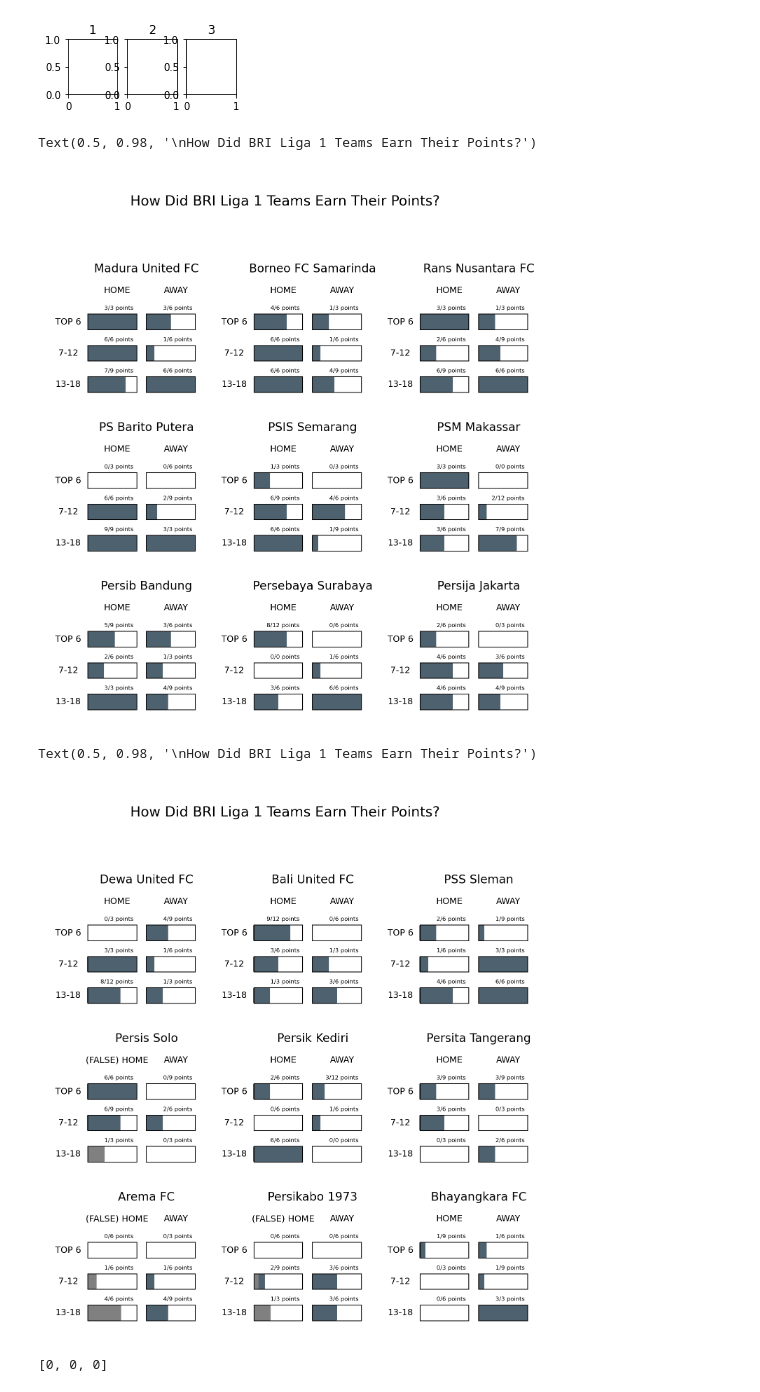
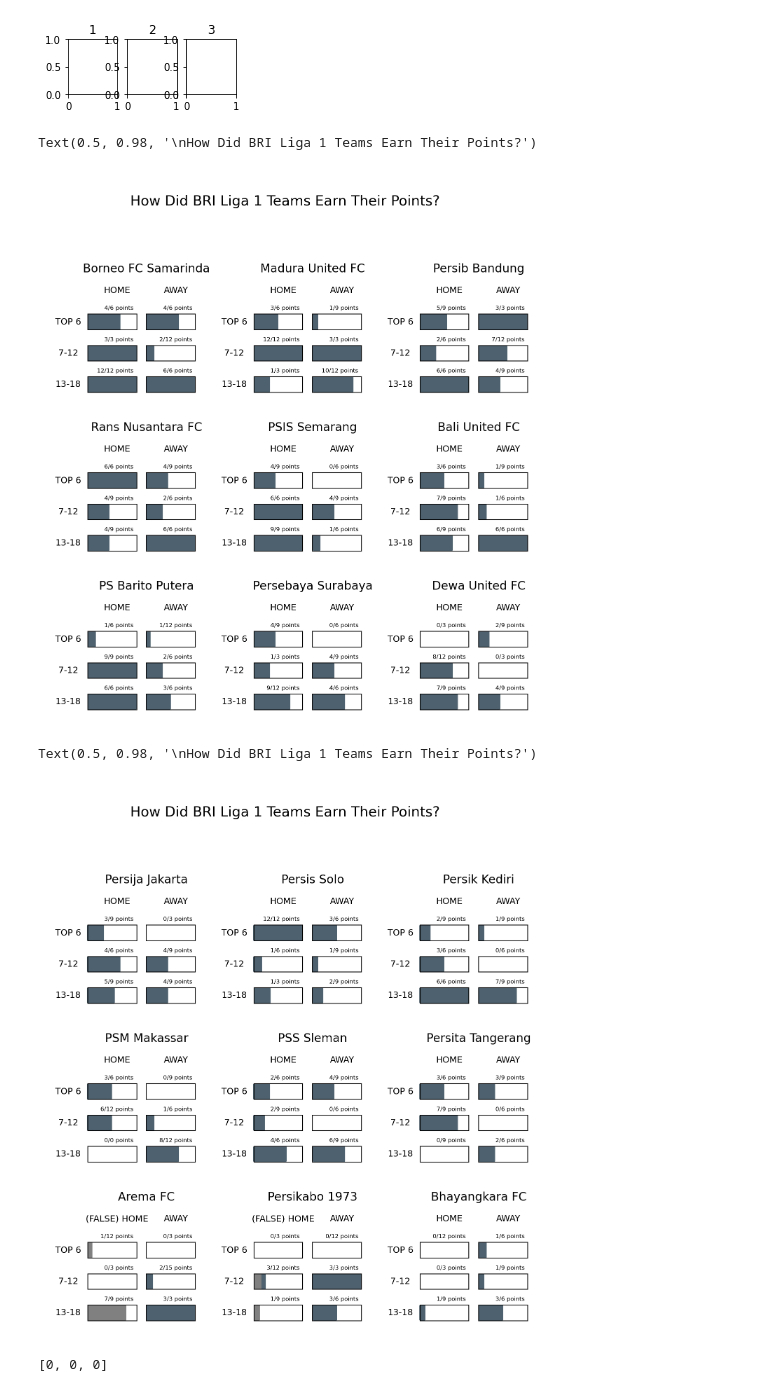
Before and after one commit to lpttprnc/liga-1, a Jupyter notebook: cek123dicoba.ipynb, the cells around one changed output. Saved outputs shown, nothing was run; the diff lists cells and outputs as text; code cells hidden in the pictures.

Commit message:
update to match-week 15

```diff
--- a/cek123dicoba.ipynb
+++ b/cek123dicoba.ipynb
@@ -116,7 +116,7 @@ win=[]
 draw=[]
 lose=[]
 played=[]
-pekanke=12 # PEKAN KE
+pekanke=15 # PEKAN KE
 for cl in club:
     hora = df.loc[ ( (df.home.str.contains(cl)) | (df.away.str.contains(cl)) ) & (df['week']==pekanke) ] # PEKAN KE
 
@@ -138,7 +138,8 @@ for cl in club:
         #print ('try ',cl,' ',pekanke)
     except:
         week = len(df.loc[(df['home']==cl)|(df['away']==cl)]['week'])
-        hora = df.loc[ ( (df.home.str.contains(cl)) | (df.away.str.contains(cl)) ) & (df['week']==week) ]
+        lweek = max(df.loc[(df['home']==cl)|(df['away']==cl)]['week'])
+        hora = df.loc[ ( (df.home.str.contains(cl)) | (df.away.str.contains(cl)) ) & (df['week']==lweek) ]
         if hora.home.str.contains(cl).item():
             points.append(hora['htotal'].values[0])
         else:
@@ -820,7 +821,7 @@ for axn, cl in zip (ax.flat, range(len(dct['club'][:9]))): #9,18
 fig.suptitle("\nHow Did BRI Liga 1 Teams Earn Their Points?", size=9.5)
 # %% [output]
 Text(0.5, 0.98, '\nHow Did BRI Liga 1 Teams Earn Their Points?')
-[figure, old version]
+[figure, new version]
 # %%
 fig, ax = p.subplots(3,3,figsize = (6,6), dpi=300)
 
@@ -832,7 +833,7 @@ for axn, cl in zip (ax.flat, range(9,18)): #len(dct['club'][:9])
 
     axn.annotate(xy = (5/8,4/5), text = dct['club'][cl], ha = 'center', va = 'bottom', size = 8)
 
-    if sum(dct['fhome'][cl]['point']) == 0:
+    if (sum(dct['fhome'][cl]['point']) == 0) | (dct['club'][cl]=='Persis Solo'):
         axn.annotate(xy = (7/16,.7), text = "HOME", ha = "center", va = "center", size = 6)
     else:
         axn.annotate(xy = (7/16,.7), text = "(FALSE) HOME", ha = "center", va = "center", size = 6)
@@ -843,35 +844,38 @@ for axn, cl in zip (ax.flat, range(9,18)): #len(dct['club'][:9])
     axn.annotate(xy = (1/8,.3), text = "7-12", ha = "center", va = "center", size = 6)
     axn.annotate(xy = (1/8,.1), text = "13-18", ha = "center", va = "center", size = 6)
 
     for i, j in zip ([.45,.25,.05], [0,1,2]):
 
         #if dct['home'][cl]['width'][j] != 0:
         homebar=dct['home'][cl]['point'][j]/(dct['home'][cl]['width'][j]+dct['fhome'][cl]['width'][j])
         fhomebar=dct['fhome'][cl]['point'][j]/(dct['home'][cl]['width'][j]+dct['fhome'][cl]['width'][j])
         awaybar=dct['away'][cl]['point'][j]/dct['away'][cl]['width'][j]
 
         if (fhomebar != 0) & ((dct['home'][cl]['width'][j]+dct['fhome'][cl]['width'][j])!=0):
-            axn.fill_between(x = [1/4+.005, 1/4+(5/16)*fhomebar], y1 = i+.005, y2 = i+.1-.005, color = 'gray')#, alpha=.4
+            if dct['club'][cl]!='Persis Solo':
+                axn.fill_between(x = [1/4+.005, 1/4+(5/16)*fhomebar], y1 = i+.005, y2 = i+.1-.005, color = 'gray')#, alpha=.4
+            else:
+                axn.fill_between(x = [1/4+.005, 1/4+(5/16)*fhomebar], y1 = i+.005, y2 = i+.1-.005, color = '#4e616e')
         if (homebar != 0) & ((dct['home'][cl]['width'][j]+dct['fhome'][cl]['width'][j])!=0):
             axn.fill_between(x = [1/4+(5/16)*fhomebar, 1/4+(5/16)*(fhomebar+homebar)-.005], y1 = i+.005, y2 = i+.1-.005, color = '#4e616e')
         if (awaybar != 0) & (dct['away'][cl]['width'][j]!=0):
             axn.fill_between(x = [5/8+.005, 5/8+(5/16)*awaybar-.005], y1 = i+.005, y2 = i+.1-.005, color = '#4e616e')
 
         axn.annotate(xy = ((1/4+5/16-.02), (i+.12)), text = str(dct['home'][cl]['point'][j]+dct['fhome'][cl]['point'][j])+'/'+str(dct['home'][cl]['width'][j]+dct['fhome'][cl]['width'][j])+' points', ha = 'right', va = 'bottom', size = 4)
         axn.annotate(xy = ((5/8+5/16-.02), (i+.12)), text = str(dct['away'][cl]['point'][j])+'/'+str(dct['away'][cl]['width'][j])+' points', ha = 'right', va = 'bottom', size = 4)
 
         for ix, venue in zip ([1/4,5/8],['home', 'away']):
             axn.add_patch(patches.Rectangle((ix, i), 5/16, .1, facecolor="none", ec='k', lw=.5))
             #axn.fill_between(x = [ix, ix+(5/16)*dct[venue][cl]['point'][j]/dct[venue][cl]['width'][j]], y1 = i, y2 = i+.1, color = '#4e616e')
             #axn.annotate(xy = ((ix+5/16-.02), (i+.12)), text = str(dct[venue][cl]['point'][j])+' points', ha = 'right', va = 'bottom', size = 4)
 
     axn.set(adjustable='box', aspect='equal')
     axn.axis('off')
 
 fig.suptitle("\nHow Did BRI Liga 1 Teams Earn Their Points?", size=9.5)
 # %% [output]
 Text(0.5, 0.98, '\nHow Did BRI Liga 1 Teams Earn Their Points?')
-[figure, old version]
+[figure, new version]
 # %%
 dct['fhome'][0]['width']
 # %% [output]
```
Also changed, not shown: parts of 15 cells of this notebook, 1 other file.
